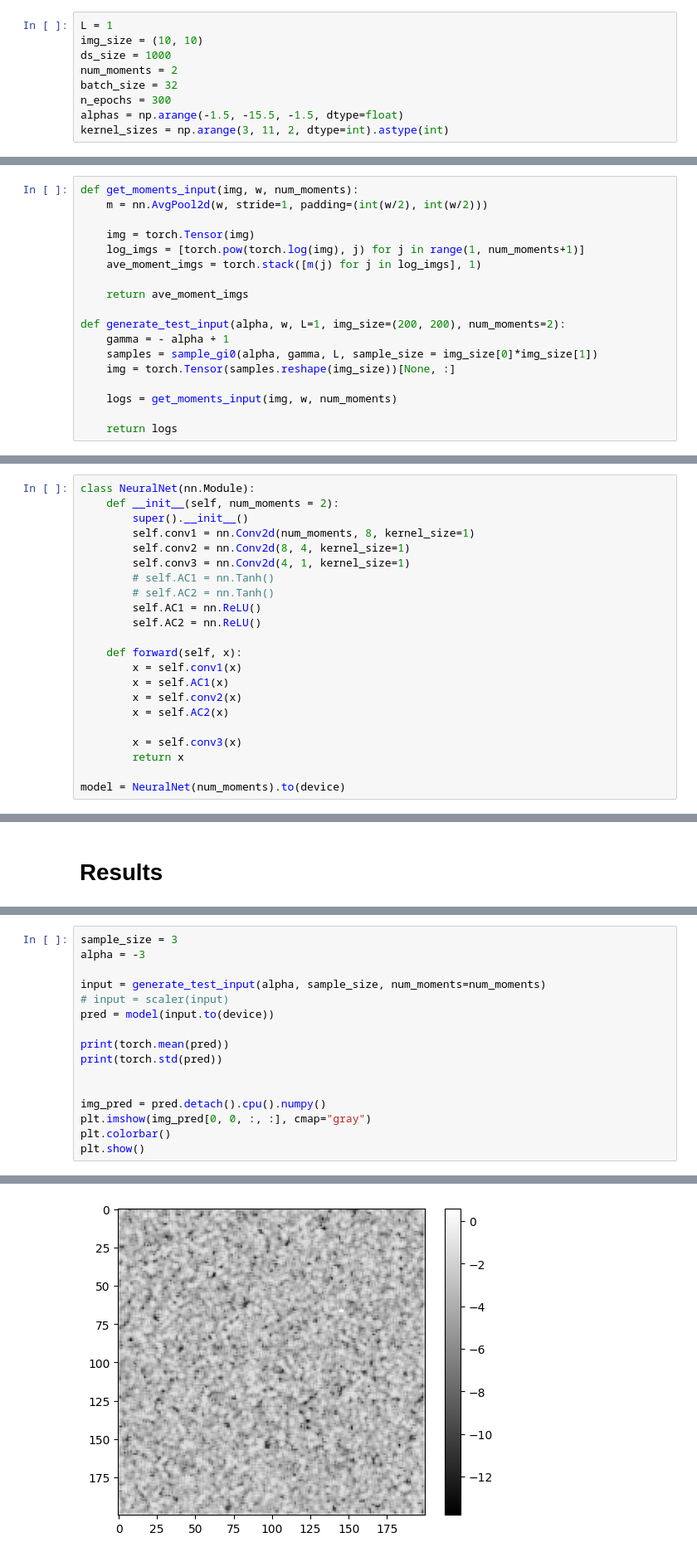
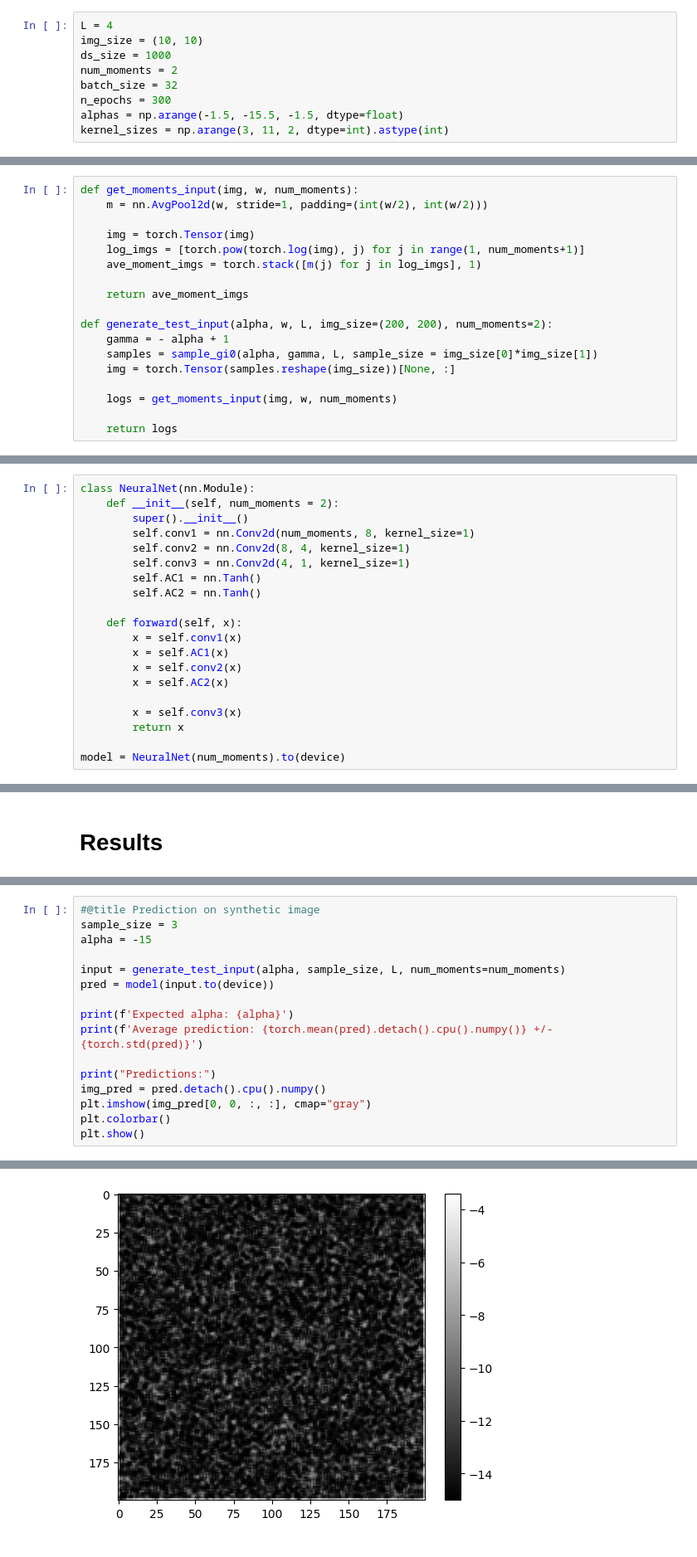
Before and after one commit to jeovafarias/SAR-Roughness-Estimation-Neural-Nets, a Jupyter notebook: Roughness_Map_SAR_Estimation.ipynb, the cells around one changed output, grey strips where cells are left out. Shown: that part at 83% size. Saved outputs shown, nothing was run; the diff lists cells and outputs as text.

```diff
--- a/Roughness_Map_SAR_Estimation.ipynb
+++ b/Roughness_Map_SAR_Estimation.ipynb
@@ -64,7 +61,7 @@ Tue May 30 14:48:35 2023
 # %% [markdown]
 ## Parameters
 # %%
-L = 1
+L = 4
 img_size = (10, 10)
 ds_size = 1000
 num_moments = 2
@@ -120,7 +117,7 @@ def get_moments_input(img, w, num_moments):
 
     return ave_moment_imgs
 
-def generate_test_input(alpha, w, L=1, img_size=(200, 200), num_moments=2):
+def generate_test_input(alpha, w, L, img_size=(200, 200), num_moments=2):
     gamma = - alpha + 1
     samples = sample_gi0(alpha, gamma, L, sample_size = img_size[0]*img_size[1])
     img = torch.Tensor(samples.reshape(img_size))[None, :]
@@ -152,10 +149,8 @@ class NeuralNet(nn.Module):
         self.conv1 = nn.Conv2d(num_moments, 8, kernel_size=1)
         self.conv2 = nn.Conv2d(8, 4, kernel_size=1)
         self.conv3 = nn.Conv2d(4, 1, kernel_size=1)
-        # self.AC1 = nn.Tanh()
-        # self.AC2 = nn.Tanh()
-        self.AC1 = nn.ReLU()
-        self.AC2 = nn.ReLU()
+        self.AC1 = nn.Tanh()
+        self.AC2 = nn.Tanh()
 
     def forward(self, x):
         x = self.conv1(x)
@@ -257,15 +245,15 @@ print(f"- {time.time() - t} seconds")
 # %%
+#@title Prediction on synthetic image
 sample_size = 3
-alpha = -3
+alpha = -15
 
-input = generate_test_input(alpha, sample_size, num_moments=num_moments)
-# input = scaler(input)
+input = generate_test_input(alpha, sample_size, L, num_moments=num_moments)
 pred = model(input.to(device))
 
-print(torch.mean(pred))
-print(torch.std(pred))
+print(f'Expected alpha: {alpha}')
+print(f'Average prediction: {torch.mean(pred).detach().cpu().numpy()} +/- {torch.std(pred)}')
 
-
+print("Predictions:")
 img_pred = pred.detach().cpu().numpy()
 plt.imshow(img_pred[0, 0, :, :], cmap="gray")
 plt.colorbar()
@@ -276 +265 @@ tensor(1.4877, device='cuda:0', grad_fn=<StdBackward0>)
-[figure, old version]
+[figure, new version]
```
Also changed, not shown: parts of 11 cells of this notebook.
